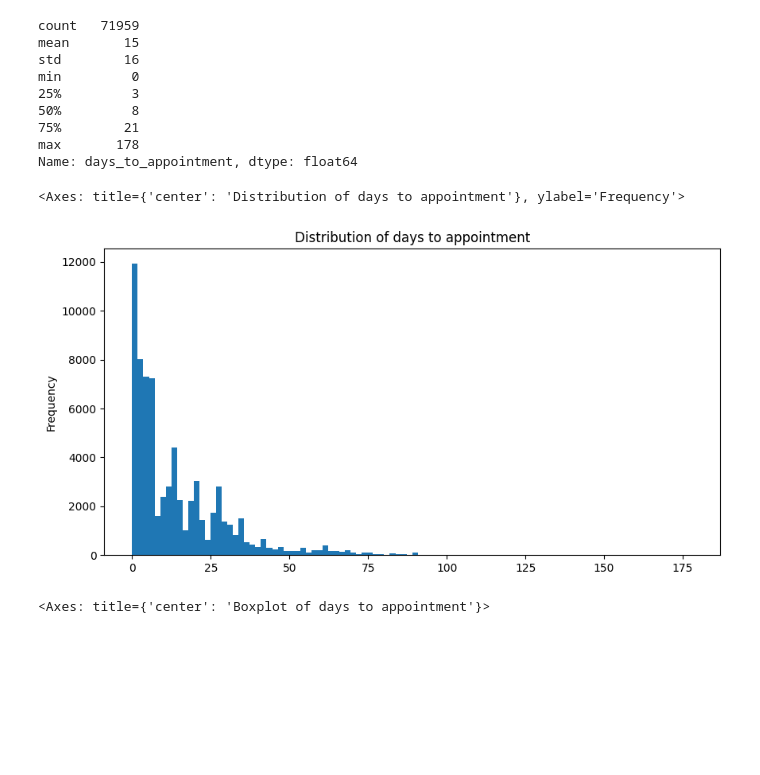
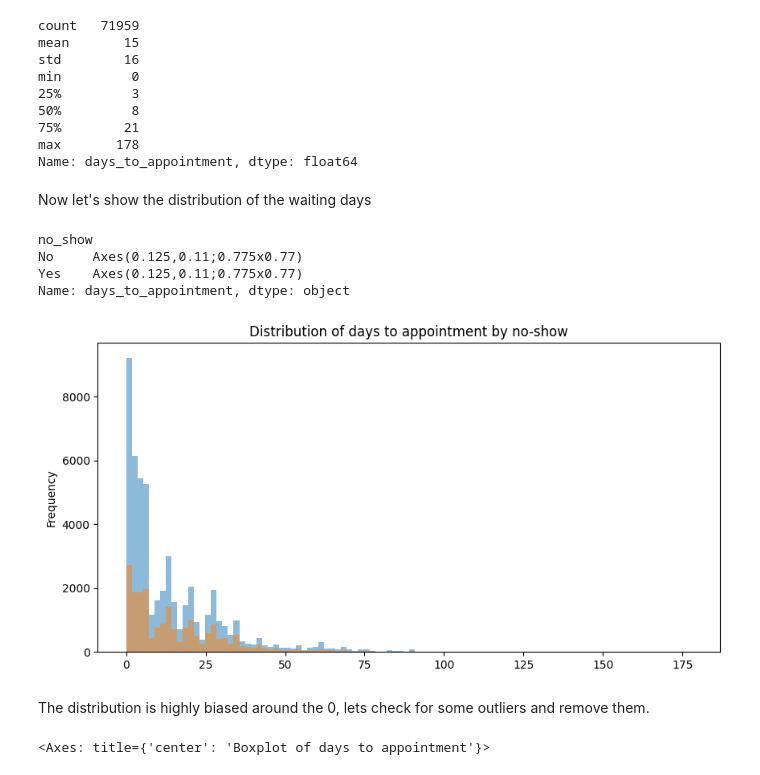
Before and after one commit to obadaDeg/investigate_dataset, a Jupyter notebook: Investigate_a_Dataset.ipynb, the cells around one changed output. Drawn from its saved outputs; the diff is of its cells as text; code cells hidden in the pictures; blank space fills up the shorter version.

```diff
--- a/Investigate_a_Dataset.ipynb
+++ b/Investigate_a_Dataset.ipynb
@@ -434,17 +435,25 @@ min         0
 75%        21
 max       178
 Name: days_to_appointment, dtype: float64
+# %% [markdown]
+Now let's show the distribution of the waiting days
 # %%
 df_filtered = df.copy()
-df_filtered['days_to_appointment'].plot(
+df_filtered.groupby('no_show')['days_to_appointment'].plot(
     kind="hist",
     bins=100,
+    alpha=0.5,
     figsize=(10, 5),
-    title="Distribution of days to appointment"
+    title="Distribution of days to appointment by no-show"
 )
 # %% [output]
-<Axes: title={'center': 'Distribution of days to appointment'}, ylabel='Frequency'>
+no_show
+No     Axes(0.125,0.11;0.775x0.77)
+Yes    Axes(0.125,0.11;0.775x0.77)
+Name: days_to_appointment, dtype: object
-[figure, old version]
+[figure, new version]
+# %% [markdown]
+The distribution is highly biased around the 0, lets check for some outliers and remove them.
 # %%
 df_filtered['days_to_appointment'].plot(
     kind="box",
```
Also changed, not shown: parts of 38 cells of this notebook.
